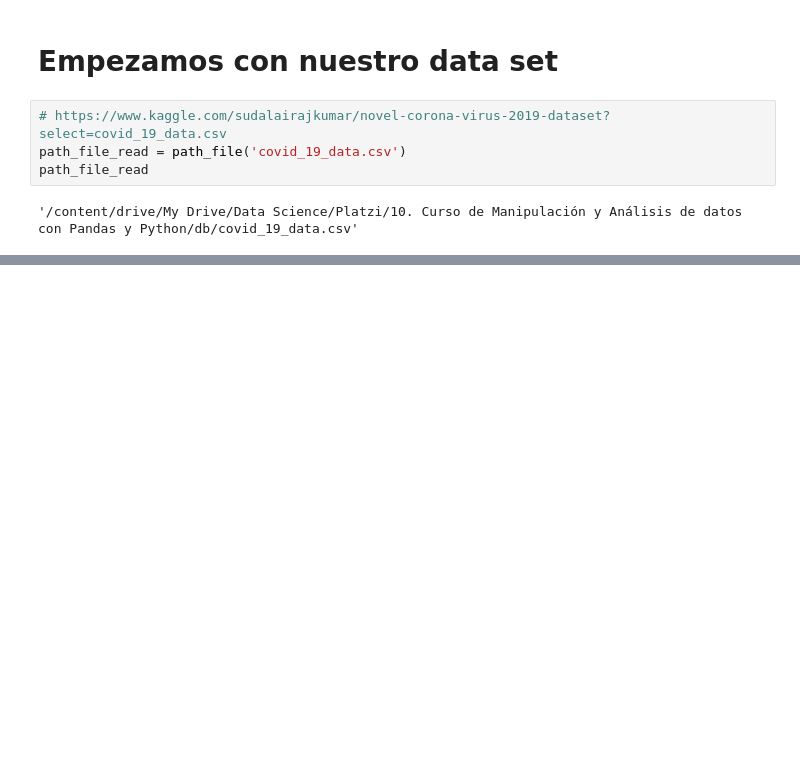
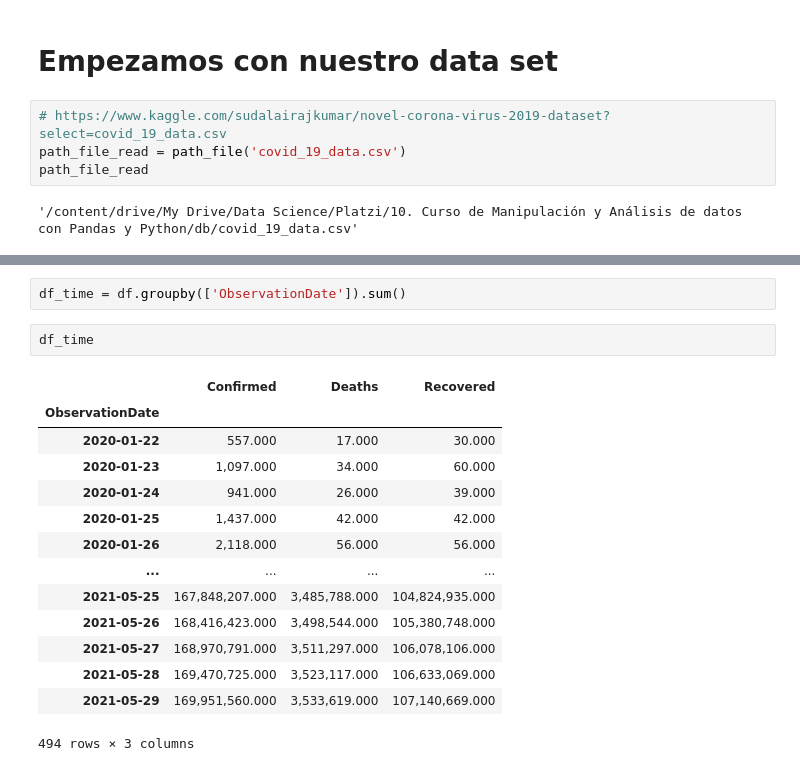
Before and after one commit to FernandoCallasaca/data_science_projects, a Jupyter notebook: 13_datetime.ipynb, the cells around one changed output, grey strips where cells are left out. Saved outputs shown, nothing was run; the diff lists cells and outputs as text; blank space fills up the shorter version.

```diff
--- a/13_datetime.ipynb
+++ b/13_datetime.ipynb
@@ -55,0 +116,19 @@ df.head()
+# %%
+df_time = df.groupby(['ObservationDate']).sum()
+# %%
+df_time
+# %% [output]
+|  | Confirmed | Deaths | Recovered |
+| ObservationDate |  |  |  |
+| 2020-01-22 | 557.000 | 17.000 | 30.000 |
+| 2020-01-23 | 1,097.000 | 34.000 | 60.000 |
+| 2020-01-24 | 941.000 | 26.000 | 39.000 |
+| 2020-01-25 | 1,437.000 | 42.000 | 42.000 |
+| 2020-01-26 | 2,118.000 | 56.000 | 56.000 |
+| ... | ... | ... | ... |
+| 2021-05-25 | 167,848,207.000 | 3,485,788.000 | 104,824,935.000 |
+| 2021-05-26 | 168,416,423.000 | 3,498,544.000 | 105,380,748.000 |
+| 2021-05-27 | 168,970,791.000 | 3,511,297.000 | 106,078,106.000 |
+| 2021-05-28 | 169,470,725.000 | 3,523,117.000 | 106,633,069.000 |
+| 2021-05-29 | 169,951,560.000 | 3,533,619.000 | 107,140,669.000 |
+494 rows × 3 columns
```
Also changed, not shown: parts of 16 cells of this notebook.
